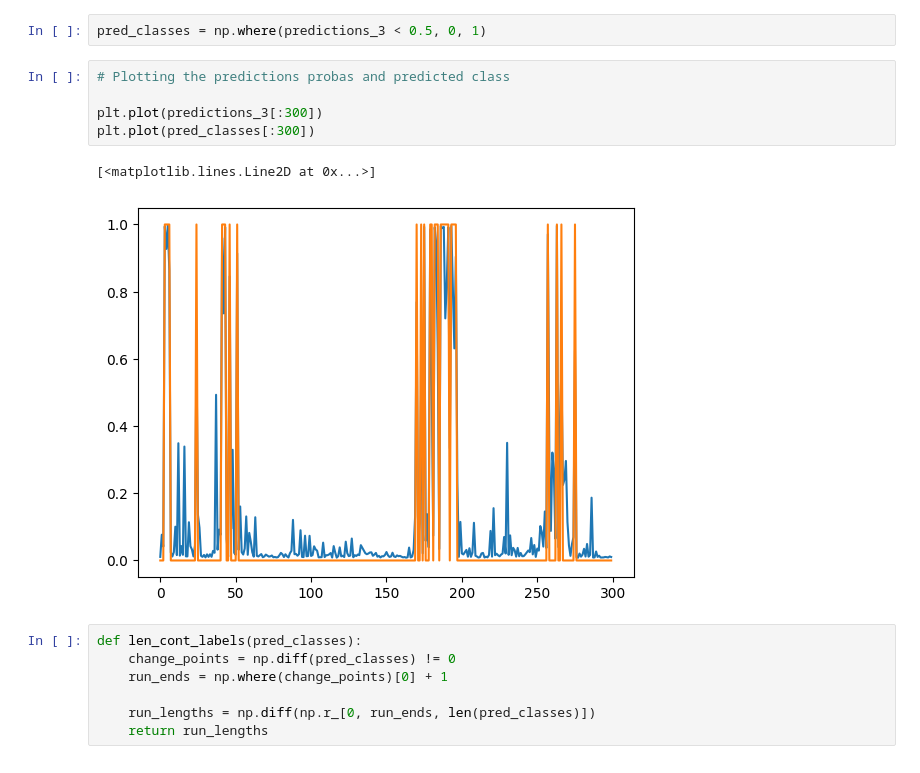
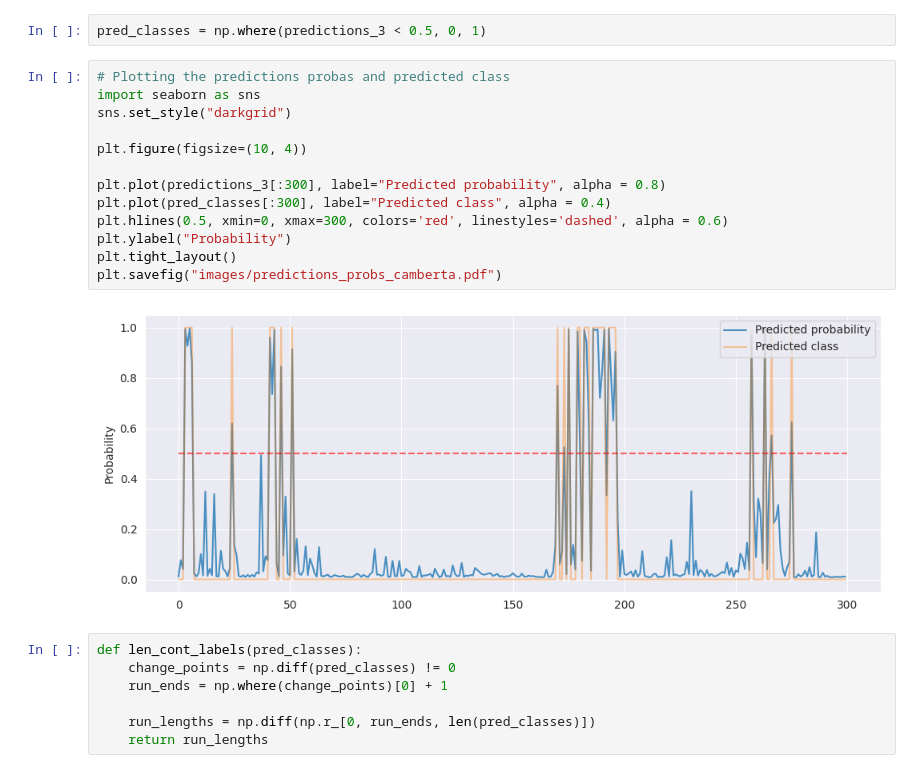
Before and after one commit to alan-man/tal-projet, a Jupyter notebook: pres_submission.ipynb, the cells around one changed output. Cells and saved outputs as stored; diff of their text form.

```diff
--- a/pres_submission.ipynb
+++ b/pres_submission.ipynb
@@ -464,12 +464,19 @@ array([0.01064204, 0.07662841, 0.04142172, ..., 0.01103186, 0.00852722,
 pred_classes = np.where(predictions_3 < 0.5, 0, 1)
 # %%
 # Plotting the predictions probas and predicted class
+import seaborn as sns
+sns.set_style("darkgrid")
 
-plt.plot(predictions_3[:300])
-plt.plot(pred_classes[:300])
+plt.figure(figsize=(10, 4))
+
+plt.plot(predictions_3[:300], label="Predicted probability", alpha = 0.8)
+plt.plot(pred_classes[:300], label="Predicted class", alpha = 0.4)
+plt.hlines(0.5, xmin=0, xmax=300, colors='red', linestyles='dashed', alpha = 0.6)
+plt.ylabel("Probability")
+plt.tight_layout()
+plt.savefig("images/predictions_probs_camberta.pdf")
 # %% [output]
-[<matplotlib.lines.Line2D at 0x...>]
-[figure, old version]
+[figure, new version]
 # %%
 def len_cont_labels(pred_classes):
     change_points = np.diff(pred_classes) != 0
```
Also changed, not shown: parts of 45 cells of this notebook, 9 other files.
